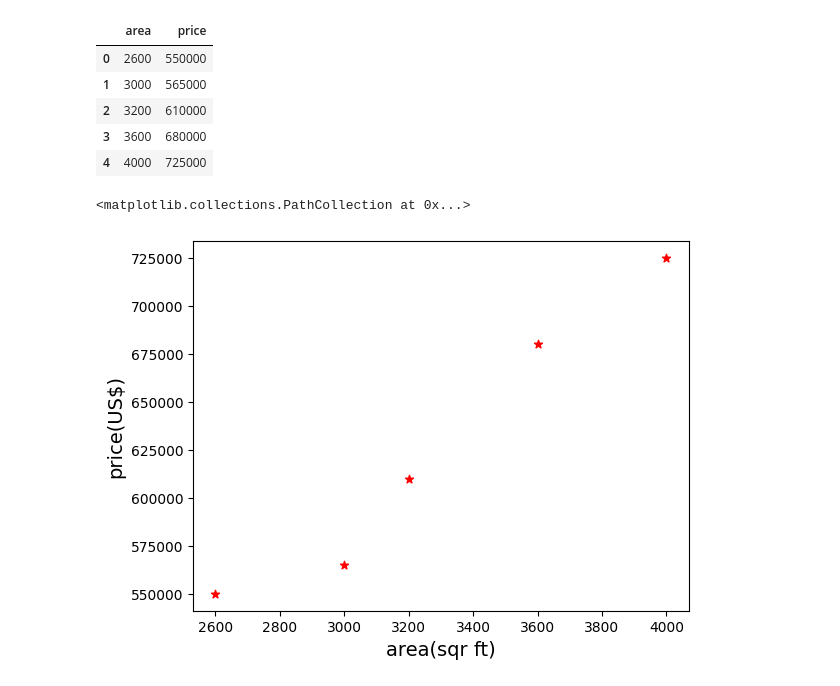
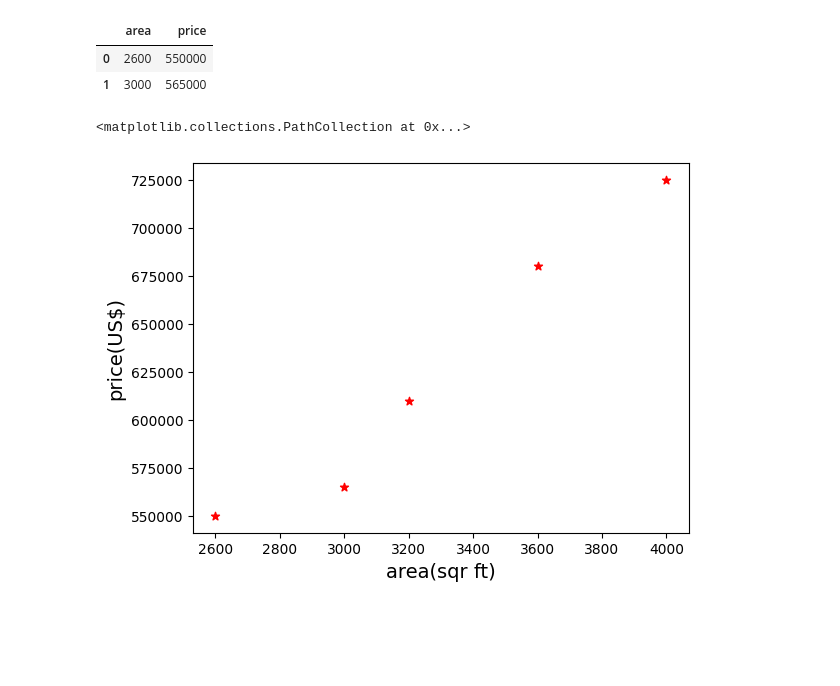
Before and after one commit to IsratTasnimEsha/Machine-Learning, a Jupyter notebook: 2_Linear Regression Single Variable/2.ipynb, the cells around one changed output. Saved outputs shown, nothing was run; the diff lists cells and outputs as text; code cells hidden in the pictures; blank space fills up the shorter version.

```diff
--- a/2_Linear Regression Single Variable/2.ipynb
+++ b/2_Linear Regression Single Variable/2.ipynb
@@ -4,15 +4,12 @@ import numpy as np
 import matplotlib.pyplot as plt
 from sklearn import linear_model
 # %%
-df = pd.read_csv("1_train.csv", delimiter='\t')
-df
+df = pd.read_csv("2_train.csv", delimiter='\t')
+df.head(2)
 # %% [output]
 |  | area | price |
 | 0 | 2600 | 550000 |
 | 1 | 3000 | 565000 |
-| 2 | 3200 | 610000 |
-| 3 | 3600 | 680000 |
-| 4 | 4000 | 725000 |
 # %%
 %matplotlib inline
 plt.xlabel('area(sqr ft)', fontsize='14')
```
Also changed, not shown: parts of 5 cells of this notebook, 19 other files.
